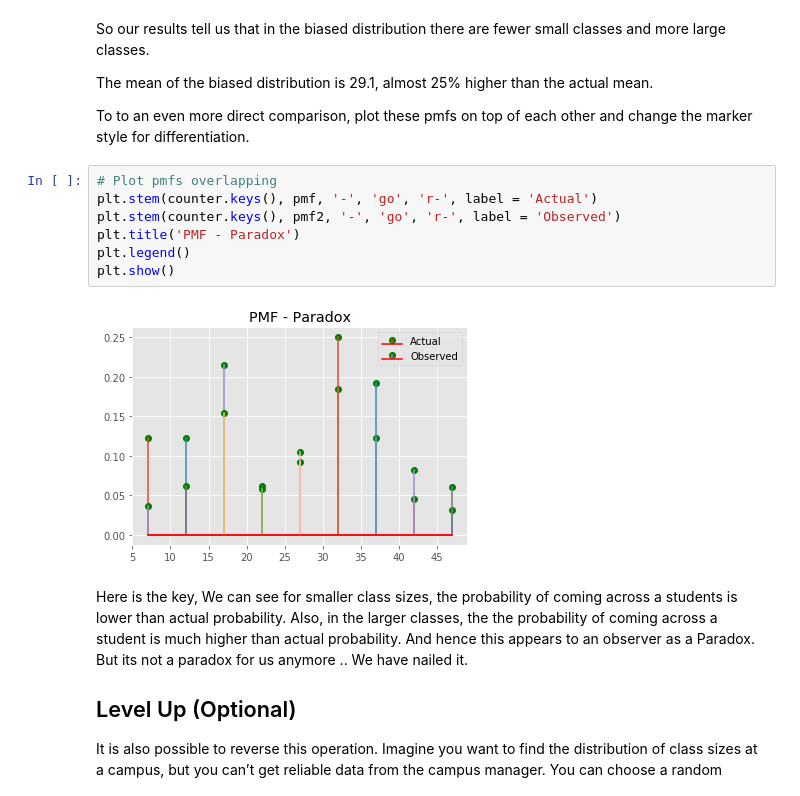
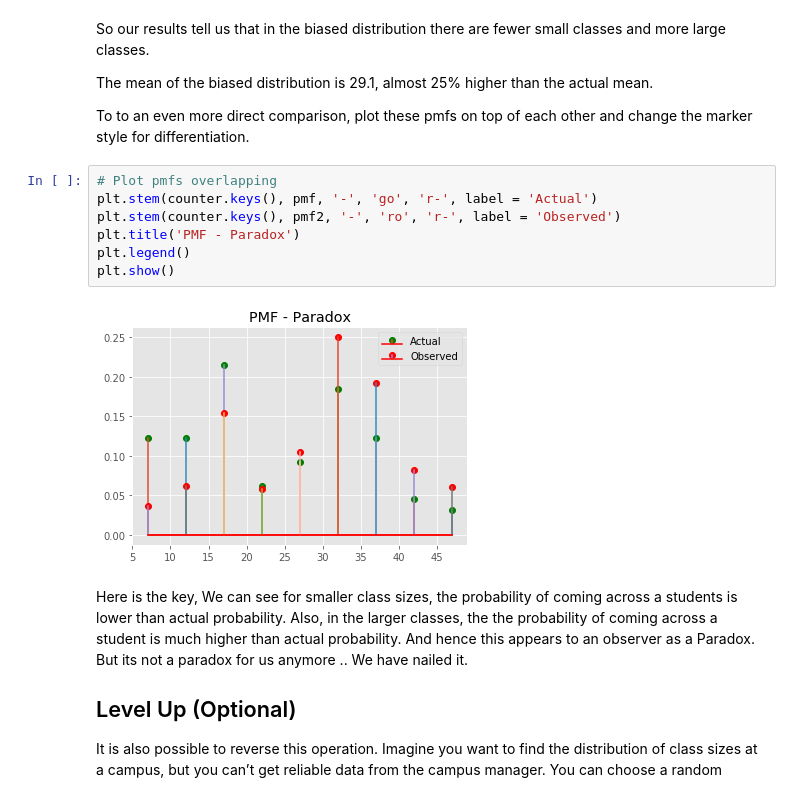
Before and after one commit to AustinKrause/dsc-1-09-07-the-probability-mass-function-lab-nyc-ds-career-031119, a Jupyter notebook: index.ipynb, the cells around one changed output. Saved outputs shown, nothing was run; the diff lists cells and outputs as text.

```diff
--- a/index.ipynb
+++ b/index.ipynb
@@ -199,12 +199,12 @@ To to an even more direct comparison, plot these pmfs on top of each other and c
 # %%
 # Plot pmfs overlapping
 plt.stem(counter.keys(), pmf, '-', 'go', 'r-', label = 'Actual')
-plt.stem(counter.keys(), pmf2, '-', 'go', 'r-', label = 'Observed')
+plt.stem(counter.keys(), pmf2, '-', 'ro', 'r-', label = 'Observed')
 plt.title('PMF - Paradox')
 plt.legend()
 plt.show()
 # %% [output]
-[figure, old version]
+[figure, new version]
 # %% [markdown]
 Here is the key, We can see for smaller class sizes, the probability of coming across a students is lower than actual probability. Also, in the larger classes, the the probability of coming across a student is much higher than actual probability. And hence this appears to an observer as a Paradox. But its not a paradox for us anymore .. We have nailed it.
 
```
